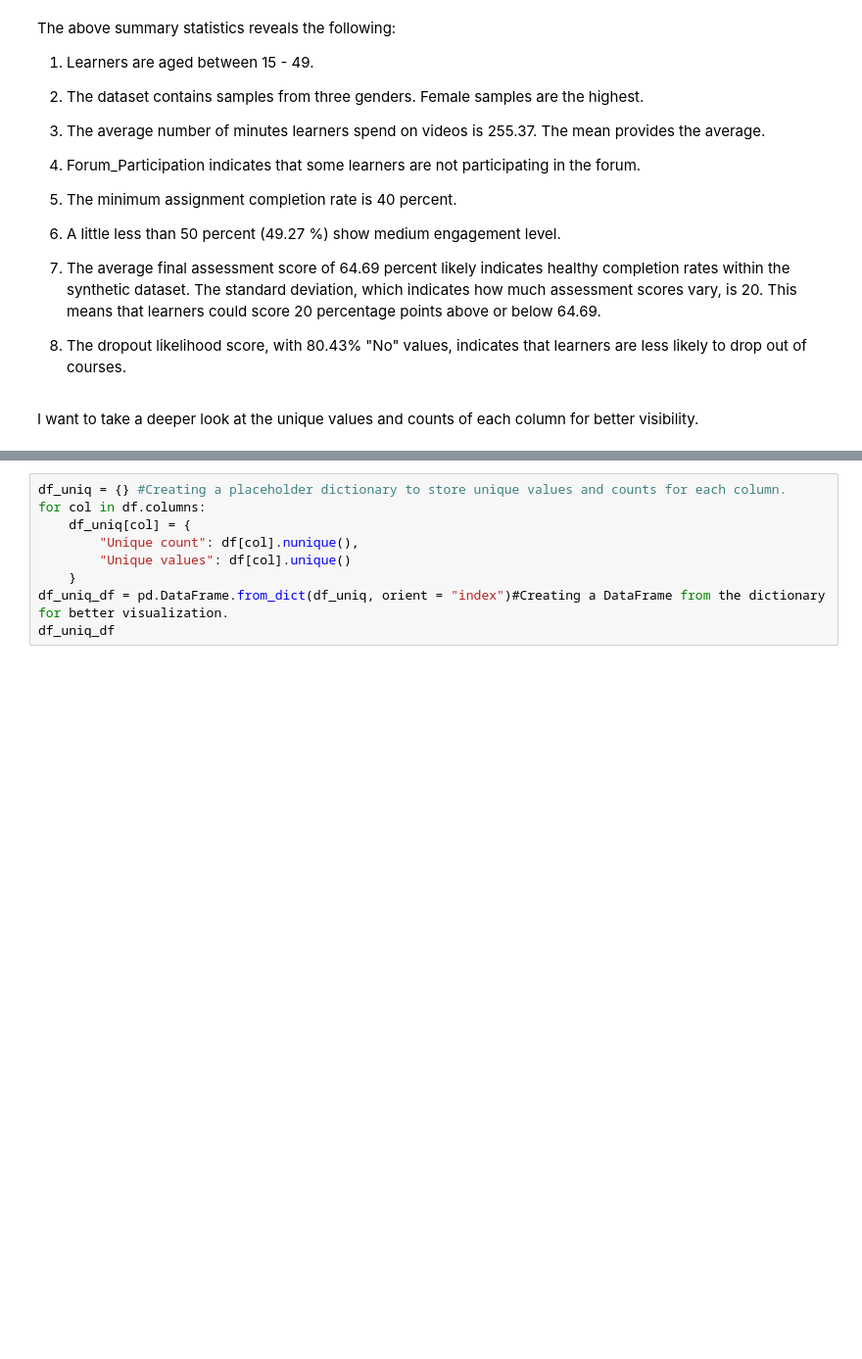
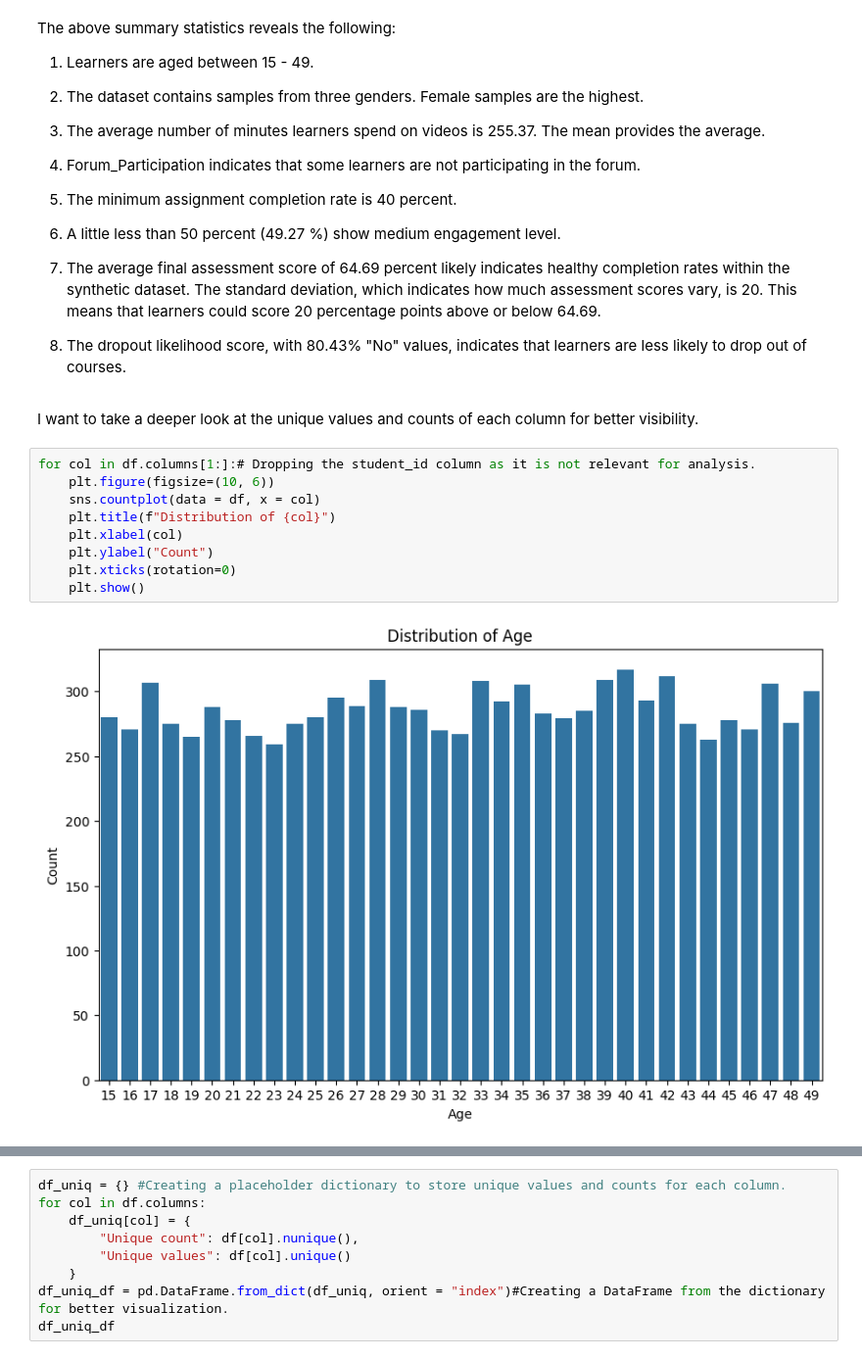
Before and after one commit to narendran-manoharan/synthetic_learning_behavior_analysis, a Jupyter notebook: project_work_jupyter_notebooks/synthetic_learning_behavior_analysis_extract.ipynb, the cells around one changed output, grey strips where cells are left out. Shown at 98% size. Cells and saved outputs as stored; diff of their text form; blank space fills up the shorter version.

Commit message:
Update histogram and replace it with seaborn countplot for better visibility.

```diff
--- a/project_work_jupyter_notebooks/synthetic_learning_behavior_analysis_extract.ipynb
+++ b/project_work_jupyter_notebooks/synthetic_learning_behavior_analysis_extract.ipynb
@@ -285,3 +285,14 @@ The above summary statistics reveals the following:
 8. The dropout likelihood score, with 80.43% "No" values, indicates that learners are less likely to drop out of courses.
 # %% [markdown]
 I want to take a deeper look at the unique values and counts of each column for better visibility.
+# %%
+for col in df.columns[1:]:# Dropping the student_id column as it is not relevant for analysis.
+    plt.figure(figsize=(10, 6))
+    sns.countplot(data = df, x = col)
+    plt.title(f"Distribution of {col}")
+    plt.xlabel(col)
+    plt.ylabel("Count")
+    plt.xticks(rotation=0)
+    plt.show()
+# %% [output]
+[figure, added]
```
Also changed, not shown: parts of 6 cells of this notebook.
